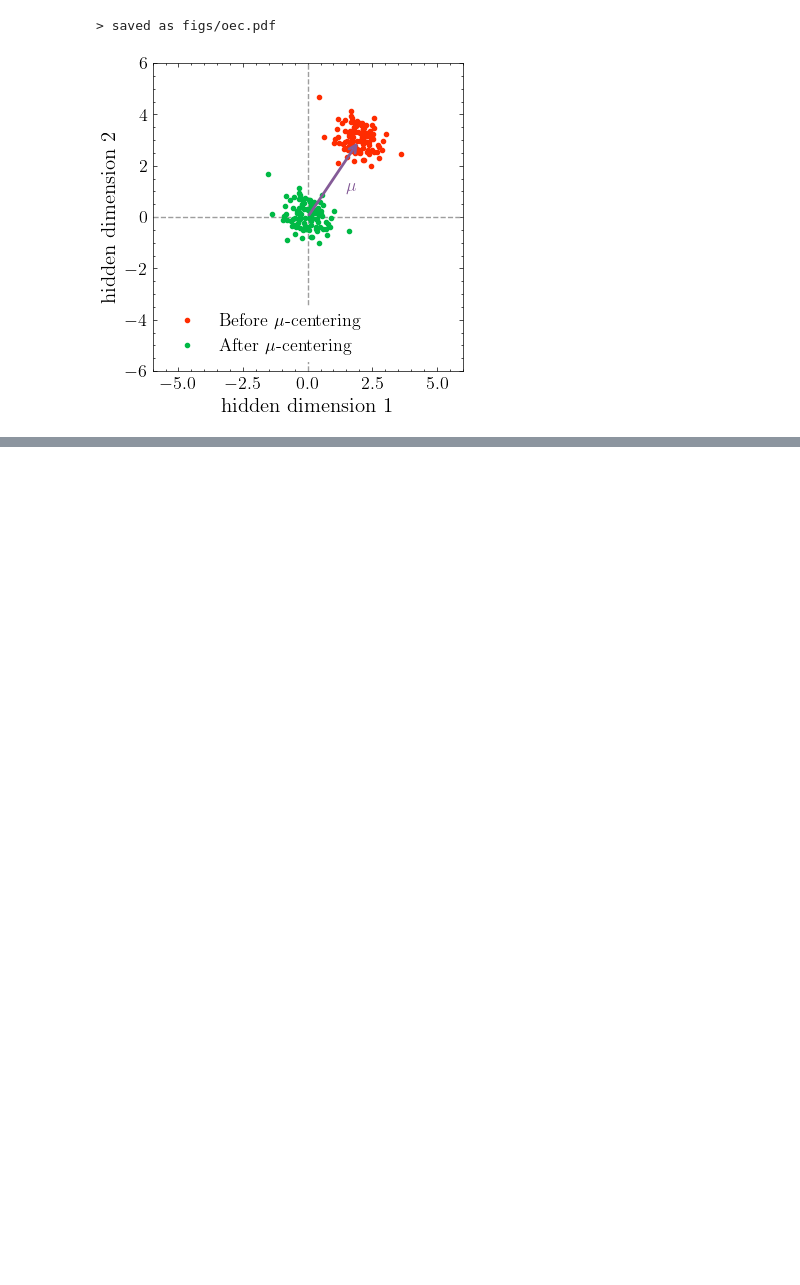
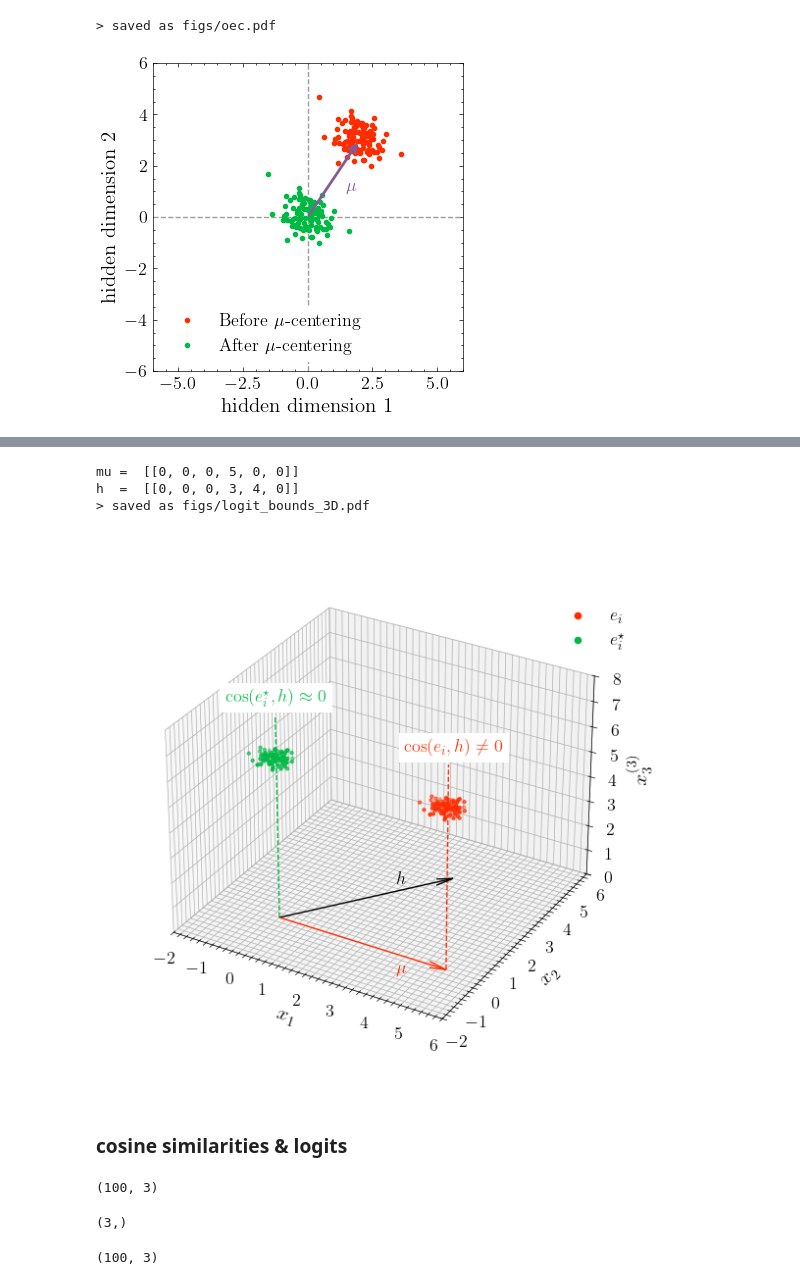
Before and after one commit to flxst/output-embedding-centering, a Jupyter notebook: results/Figures_Theory.ipynb, the cells around one changed output, grey strips where cells are left out. Drawn from its saved outputs; the diff is of its cells as text; code cells hidden in the pictures; blank space fills up the shorter version.

```diff
--- a/results/Figures_Theory.ipynb
+++ b/results/Figures_Theory.ipynb
@@ -207,0 +396,23 @@ create_figure_oec(save_as=f'oec.{FIGURE_FORMAT}')
+# %%
+create_figure_logit_bounds_3D(params, random_data, save_as=f'logit_bounds_3D.{FIGURE_FORMAT}')
+# %% [output]
+mu =  [[0, 0, 0, 5, 0, 0]]
+h  =  [[0, 0, 0, 3, 4, 0]]
+> saved as figs/logit_bounds_3D.pdf
+[figure, added]
+# %% [markdown]
+### cosine similarities & logits
+# %%
+random_data.shape
+# %% [output]
+(100, 3)
+# %%
+mu = np.array(params['MU'] + [0])
+mu.shape
+# %% [output]
+(3,)
+# %%
+random_data_centered = random_data - mu
+random_data_centered.shape
+# %% [output]
+(100, 3)
```
Also changed, not shown: parts of 14 cells of this notebook, 5 other files.
